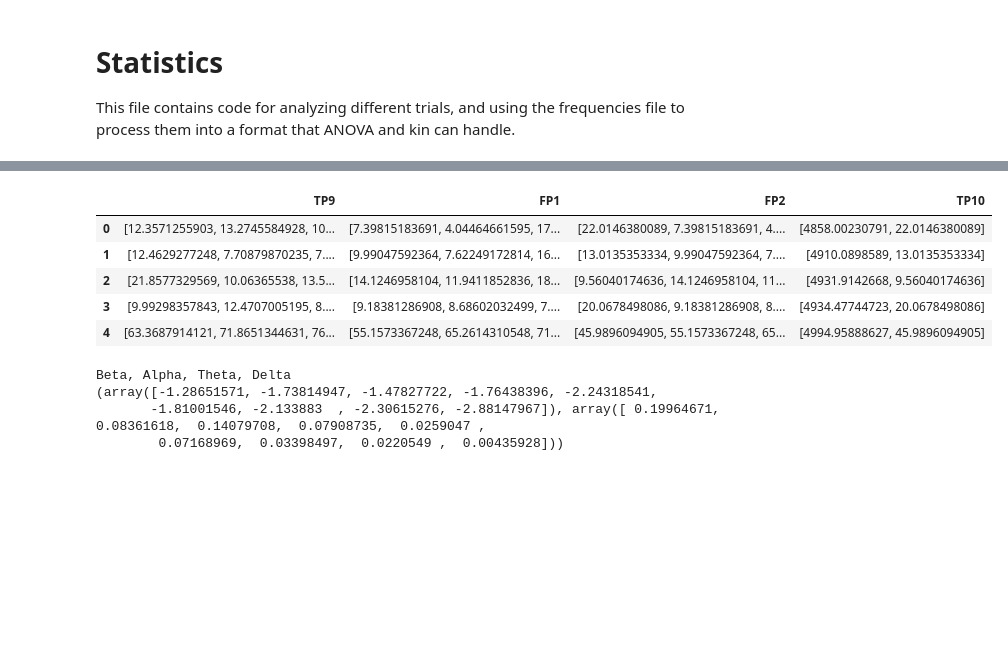
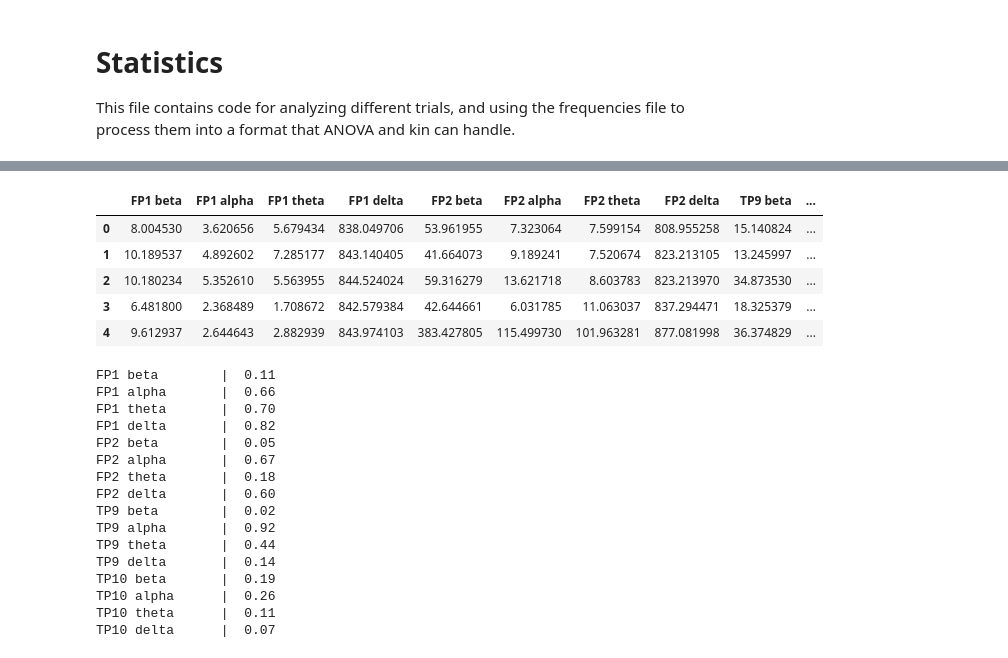
Before and after one commit to HALtheWise/neurotech-bmi, a Jupyter notebook: statistics.ipynb, the cells around one changed output, grey strips where cells are left out. Saved outputs shown, nothing was run; the diff lists cells and outputs as text; code cells hidden in the pictures; blank space fills up the shorter version.

```diff
--- a/statistics.ipynb
+++ b/statistics.ipynb
@@ -54,25 +52,13 @@ uchunks.head()
 # %%
 slow = np.array(uchunks[uchunks.case=='slow'].waveAmps.as_matrix().tolist())
 fast = np.array(uchunks[uchunks.case=='fast'].waveAmps.as_matrix().tolist())
-channels = ['TP9', 'FP1', 'FP2', 'TP10']
-slow_allchan = pd.DataFrame(slow, columns=channels)
-fast_allchan = pd.DataFrame(fast, columns=channels)
+slow_allchan = pd.DataFrame(slow, columns=allFreqs)
+fast_allchan = pd.DataFrame(fast, columns=allFreqs)
 fast_allchan.head()
-#plt.boxplot(([slow[:,2]-fast[:,2]]).all);
-#plt.xticks([1,2], 'Slow Fast'.split())
-#plt.ylim([0,40]);
 # %% [output]
-|  | TP9 | FP1 | FP2 | TP10 |
-| 0 | [12.3571255903, 13.2745584928, 10... | [7.39815183691, 4.04464661595, 17... | [22.0146380089, 7.39815183691, 4.... | [4858.00230791, 22.0146380089] |
-| 1 | [12.4629277248, 7.70879870235, 7.... | [9.99047592364, 7.62249172814, 16... | [13.0135353334, 9.99047592364, 7.... | [4910.0898589, 13.0135353334] |
-| 2 | [21.8577329569, 10.06365538, 13.5... | [14.1246958104, 11.9411852836, 18... | [9.56040174636, 14.1246958104, 11... | [4931.9142668, 9.56040174636] |
-| 3 | [9.99298357843, 12.4707005195, 8.... | [9.18381286908, 8.68602032499, 7.... | [20.0678498086, 9.18381286908, 8.... | [4934.47744723, 20.0678498086] |
-| 4 | [63.3687914121, 71.8651344631, 76... | [55.1573367248, 65.2614310548, 71... | [45.9896094905, 55.1573367248, 65... | [4994.95888627, 45.9896094905] |
+|  | FP1 beta | FP1 alpha | FP1 theta | FP1 delta | FP2 beta | FP2 alpha | FP2 theta | FP2 delta | TP9 beta | ... |
+| 0 | 8.004530 | 3.620656 | 5.679434 | 838.049706 | 53.961955 | 7.323064 | 7.599154 | 808.955258 | 15.140824 | ... |
+| 1 | 10.189537 | 4.892602 | 7.285177 | 843.140405 | 41.664073 | 9.189241 | 7.520674 | 823.213105 | 13.245997 | ... |
+| 2 | 10.180234 | 5.352610 | 5.563955 | 844.524024 | 59.316279 | 13.621718 | 8.603783 | 823.213970 | 34.873530 | ... |
+| 3 | 6.481800 | 2.368489 | 1.708672 | 842.579384 | 42.644661 | 6.031785 | 11.063037 | 837.294471 | 18.325379 | ... |
+| 4 | 9.612937 | 2.644643 | 2.882939 | 843.974103 | 383.427805 | 115.499730 | 101.963281 | 877.081998 | 36.374829 | ... |
-# %%
-print "Beta, Alpha, Theta, Delta"
-print scipy.stats.ttest_ind(slow_allchan.TP9, fast_allchan.TP9)
-# %% [output]
-Beta, Alpha, Theta, Delta
-(array([-1.28651571, -1.73814947, -1.47827722, -1.76438396, -2.24318541,
-       -1.81001546, -2.133883  , -2.30615276, -2.88147967]), array([ 0.19964671,  0.08361618,  0.14079708,  0.07908735,  0.0259047 ,
-        0.07168969,  0.03398497,  0.0220549 ,  0.00435928]))
@@ -78,0 +68,20 @@ Beta, Alpha, Theta, Delta
+# %%
+pvalues = scipy.stats.ttest_ind(slow_allchan.as_matrix(), fast_allchan.as_matrix()).pvalue
+print_pvals(pvalues)
+# %% [output]
+FP1 beta        |  0.11
+FP1 alpha       |  0.66
+FP1 theta       |  0.70
+FP1 delta       |  0.82
+FP2 beta        |  0.05
+FP2 alpha       |  0.67
+FP2 theta       |  0.18
+FP2 delta       |  0.60
+TP9 beta        |  0.02
+TP9 alpha       |  0.92
+TP9 theta       |  0.44
+TP9 delta       |  0.14
+TP10 beta       |  0.19
+TP10 alpha      |  0.26
+TP10 theta      |  0.11
+TP10 delta      |  0.07
```
Also changed, not shown: parts of 5 cells of this notebook, 2 other files.
